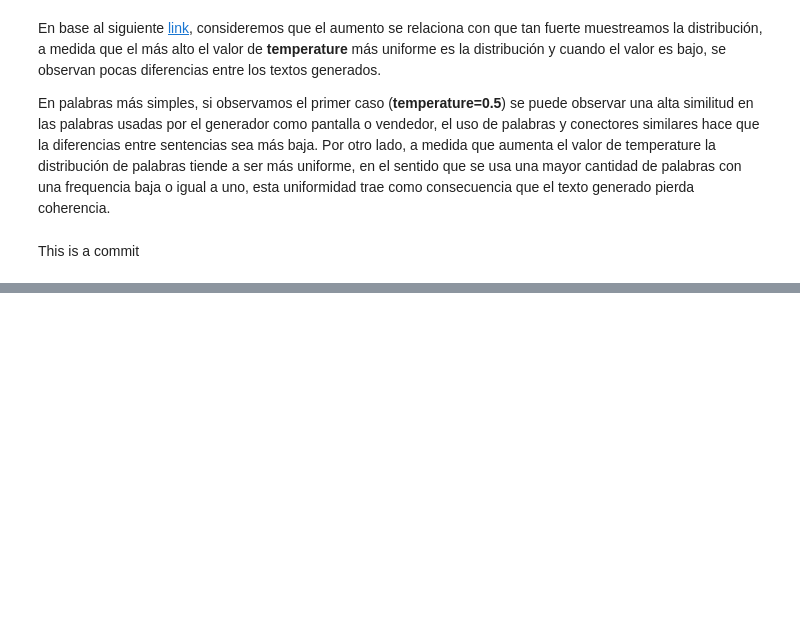
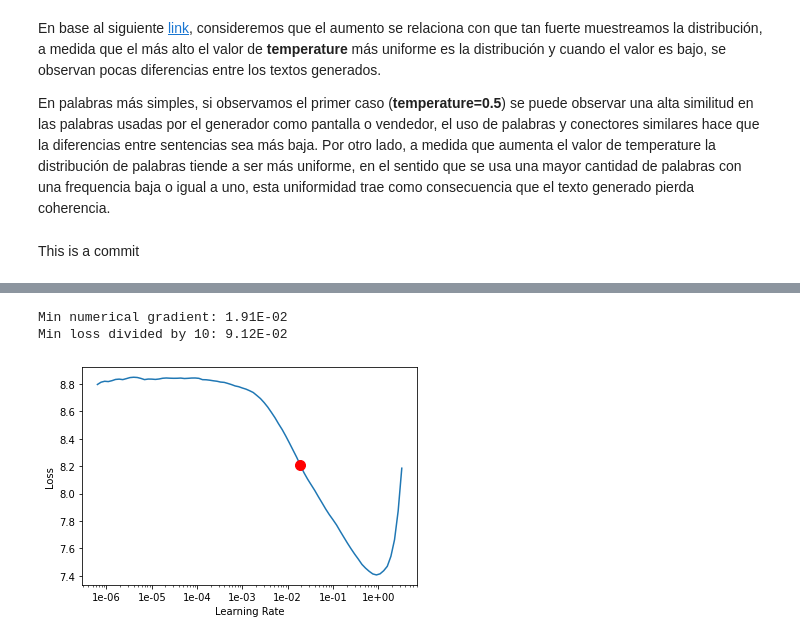
Before and after one commit to imceballos/udd_homeworks, a Jupyter notebook: Tarea2_MLAplicado.ipynb, the cells around one changed output, grey strips where cells are left out. Saved outputs shown, nothing was run; the diff lists cells and outputs as text; code cells hidden in the pictures; blank space fills up the shorter version.

```diff
--- a/Tarea2_MLAplicado.ipynb
+++ b/Tarea2_MLAplicado.ipynb
@@ -322,0 +420,2 @@ This is a commit
+# %%
+learn_p2 = language_model_learner(data_lm, AWD_LSTM, drop_mult=0.3)
@@ -322,0 +429,7 @@ This is a commit
+# %%
+learn_p2.recorder.plot(suggestion=True)
+min_grad_lr = learn_p2.recorder.min_grad_lr
+# %% [output]
+Min numerical gradient: 1.91E-02
+Min loss divided by 10: 9.12E-02
+[figure, added]
```
Also changed, not shown: parts of 43 cells of this notebook.
